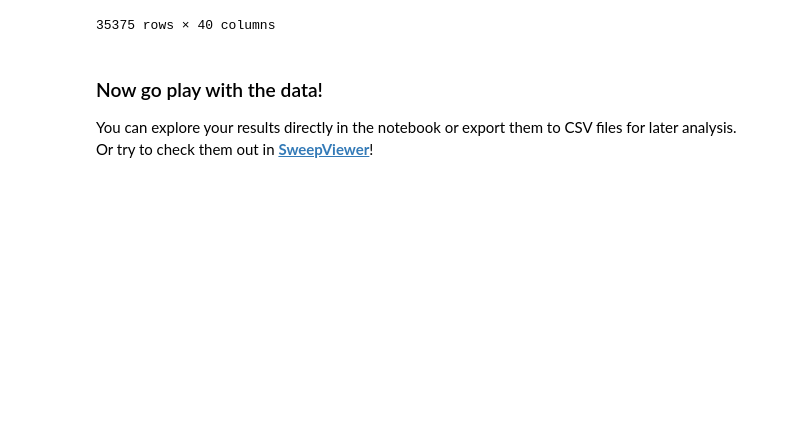
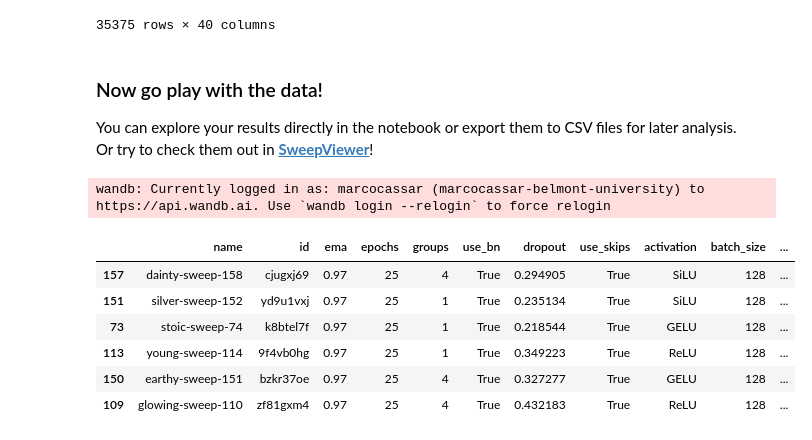
Before and after one commit to Ocrabit/dl_class_projects, a Jupyter notebook: vae_train/sweep_analysis.ipynb, the cells around one changed output. Cells and saved outputs as stored; diff of their text form; code cells hidden in the pictures; blank space fills up the shorter version.

Commit message:
Update to analysis and sweep comparison and proj name in uv

```diff
--- a/vae_train/sweep_analysis.ipynb
+++ b/vae_train/sweep_analysis.ipynb
@@ -87,7 +89,13 @@ def get_run_artifacts(run: Run):
     return artifacts
 
 def get_run_config(run: Run):
-    return {k: v.get("value") for k, v in json.loads(run.config).items() if k != "_wandb"}
+    config_raw = run.config
+    config_dict = json.loads(config_raw) if isinstance(config_raw, str) else config_raw
+
+    return {
+        k: (v.get("value") if isinstance(v, dict) and "value" in v else v)
+        for k, v in config_dict.items() if k != "_wandb"
+    }
 
 def get_run_info(run: Run, include_config=True):
     return {
@@ -254,3 +264,7 @@ artifacts = get_run_artifacts(run)
 artifacts[0].download()
 # %%
 # Play zone
+# %%
+sweep2 = Api().sweep('marcocassar-belmont-university/dl_experimentation-vae_train/sweeps/ztp7y8w4')
+# %% [output]
+wandb: Currently logged in as: marcocassar (marcocassar-belmont-university) to https://api.wandb.ai. Use `wandb login --relogin` to force relogin
@@ -256,0 +275,12 @@ artifacts[0].download()
+# %%
+top_6_df = df.sort_values('val_loss', ascending=True)[:6]
+# %%
+top_6_df
+# %% [output]
+|  | name | id | ema | epochs | groups | use_bn | dropout | use_skips | activation | batch_size | ... |
+| 157 | dainty-sweep-158 | cjugxj69 | 0.97 | 25 | 4 | True | 0.294905 | True | SiLU | 128 | ... |
+| 151 | silver-sweep-152 | yd9u1vxj | 0.97 | 25 | 1 | True | 0.235134 | True | SiLU | 128 | ... |
+| 73 | stoic-sweep-74 | k8btel7f | 0.97 | 25 | 1 | True | 0.218544 | True | GELU | 128 | ... |
+| 113 | young-sweep-114 | 9f4vb0hg | 0.97 | 25 | 1 | True | 0.349223 | True | ReLU | 128 | ... |
+| 150 | earthy-sweep-151 | bzkr37oe | 0.97 | 25 | 4 | True | 0.327277 | True | GELU | 128 | ... |
+| 109 | glowing-sweep-110 | zf81gxm4 | 0.97 | 25 | 4 | True | 0.432183 | True | ReLU | 128 | ... |
```
Also changed, not shown: parts of 6 cells of this notebook, 3 other files.
